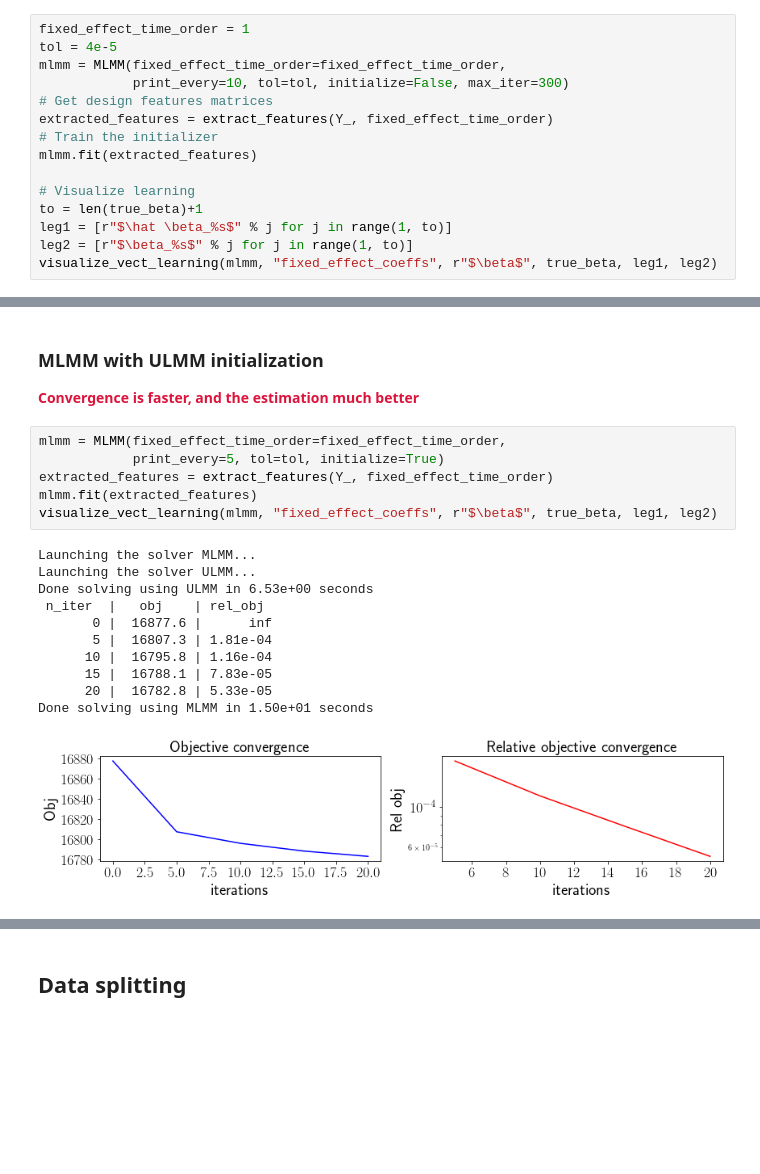
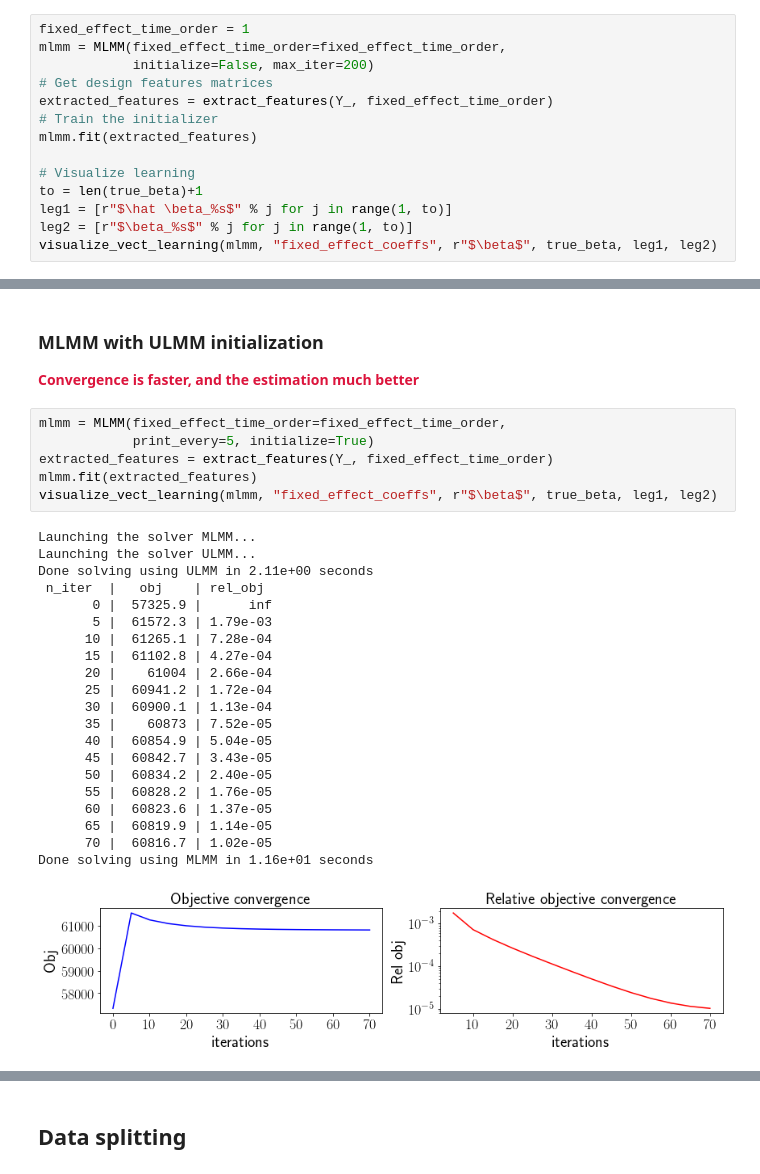
Before and after one commit to Califrais/flash, a Jupyter notebook: Lights tutorial.ipynb, the cells around one changed output, grey strips where cells are left out. Saved outputs shown, nothing was run; the diff lists cells and outputs as text; blank space fills up the shorter version.

```diff
--- a/Lights tutorial.ipynb
+++ b/Lights tutorial.ipynb
@@ -270,9 +270,8 @@ Done simulating using SimuJointLongitudinalSurvival in 2.79e+00 seconds.
 For instance $\beta^{(0)}=\textbf{0}$
 # %%
 fixed_effect_time_order = 1
-tol = 4e-5
 mlmm = MLMM(fixed_effect_time_order=fixed_effect_time_order,
-            print_every=10, tol=tol, initialize=False, max_iter=300)
+            initialize=False, max_iter=200)
 # Get design features matrices
 extracted_features = extract_features(Y_, fixed_effect_time_order)
 # Train the initializer
@@ -309,19 +306,29 @@ Done solving using MLMM in 7.59e+01 seconds
 <span style="color:crimson">**Convergence is faster, and the estimation much better**</span>
 # %%
 mlmm = MLMM(fixed_effect_time_order=fixed_effect_time_order,
-            print_every=5, tol=tol, initialize=True)
+            print_every=5, initialize=True)
 extracted_features = extract_features(Y_, fixed_effect_time_order)
 mlmm.fit(extracted_features)
 visualize_vect_learning(mlmm, "fixed_effect_coeffs", r"$\beta$", true_beta, leg1, leg2)
 # %% [output]
 Launching the solver MLMM...
 Launching the solver ULMM...
-Done solving using ULMM in 6.53e+00 seconds
+Done solving using ULMM in 2.11e+00 seconds
  n_iter  |   obj    | rel_obj
-       0 |  16877.6 |      inf
-       5 |  16807.3 | 1.81e-04
-      10 |  16795.8 | 1.16e-04
-      15 |  16788.1 | 7.83e-05
-      20 |  16782.8 | 5.33e-05
-Done solving using MLMM in 1.50e+01 seconds
+       0 |  57325.9 |      inf
+       5 |  61572.3 | 1.79e-03
+      10 |  61265.1 | 7.28e-04
+      15 |  61102.8 | 4.27e-04
+      20 |    61004 | 2.66e-04
+      25 |  60941.2 | 1.72e-04
+      30 |  60900.1 | 1.13e-04
+      35 |    60873 | 7.52e-05
+      40 |  60854.9 | 5.04e-05
+      45 |  60842.7 | 3.43e-05
+      50 |  60834.2 | 2.40e-05
+      55 |  60828.2 | 1.76e-05
+      60 |  60823.6 | 1.37e-05
+      65 |  60819.9 | 1.14e-05
+      70 |  60816.7 | 1.02e-05
+Done solving using MLMM in 1.16e+01 seconds
-[figure, old version]
+[figure, new version]
```
Also changed, not shown: parts of 4 cells of this notebook, 2 other files.
